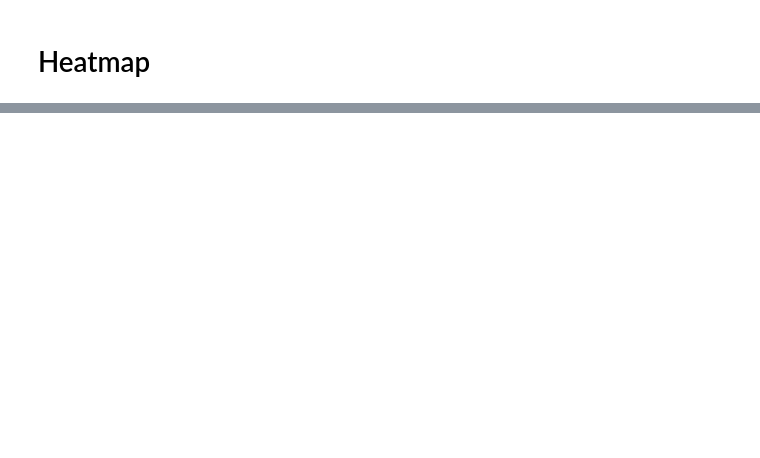
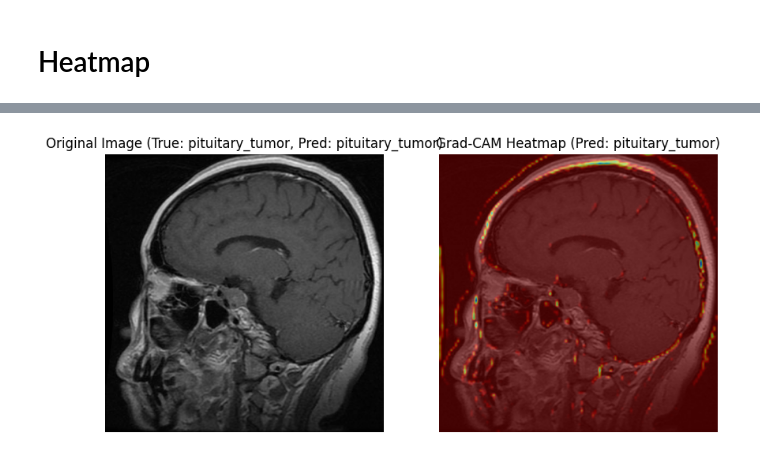
Before and after one commit to Sihe12/BrainTumorClassification, a Jupyter notebook: main.ipynb, the cells around one changed output, grey strips where cells are left out. Drawn from its saved outputs; the diff is of its cells as text; code cells hidden in the pictures; blank space fills up the shorter version.

```diff
--- a/main.ipynb
+++ b/main.ipynb
@@ -376,0 +436,49 @@ plt.show()
+# %%
+def overlay_heatmap(image, heatmap, alpha=0.5, colormap=cv2.COLORMAP_JET):
+    """
+    Overlays the Grad-CAM heatmap on the original image.
+
+    Args:
+        image: Original image (H, W, 3), uint8 format.
+        heatmap: Grad-CAM heatmap (H, W), values in [0, 1].
+        alpha: Blending factor for heatmap overlay.
+        colormap: OpenCV colormap to apply.
+
+    Returns:
+        Overlayed image (H, W, 3), uint8 format.
+    """
+    heatmap = cv2.resize(heatmap, (image.shape[1], image.shape[0]))
+    heatmap = np.uint8(255 * heatmap)
+    heatmap = cv2.applyColorMap(heatmap, colormap)
+    overlayed = cv2.addWeighted(image, alpha, heatmap, 1 - alpha, 0)
+    return overlayed
+# %%
+import matplotlib.pyplot as plt
+
+# Get a single batch of images
+images, labels = next(test_generator)
+test_image = images[0]  # Select the first image
+true_label = np.argmax(labels[0])  # True label index
+predicted_label = np.argmax(model.predict(np.expand_dims(test_image, axis=0)))
+
+# Generate Grad-CAM for the predicted label
+heatmap = get_grad_cam(model, np.expand_dims(test_image, axis=0), class_idx=predicted_label)
+
+# Overlay Grad-CAM on the original image
+test_image_uint8 = (test_image * 255).astype(np.uint8)
+overlayed_image = overlay_heatmap(test_image_uint8, heatmap)
+
+# Plot
+plt.figure(figsize=(10, 5))
+plt.subplot(1, 2, 1)
+plt.title(f"Original Image (True: {class_map[true_label]}, Pred: {class_map[predicted_label]})")
+plt.imshow(test_image_uint8)
+plt.axis('off')
+
+plt.subplot(1, 2, 2)
+plt.title(f"Grad-CAM Heatmap (Pred: {class_map[predicted_label]})")
+plt.imshow(overlayed_image)
+plt.axis('off')
+
+plt.show()
+# %% [output]
@@ -376,0 +486 @@ plt.show()
+[figure, added]
```
Also changed, not shown: parts of 11 cells of this notebook.
